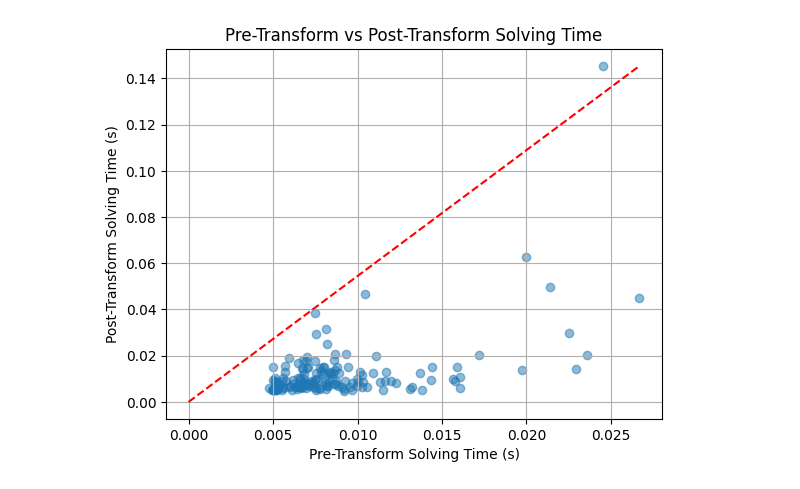
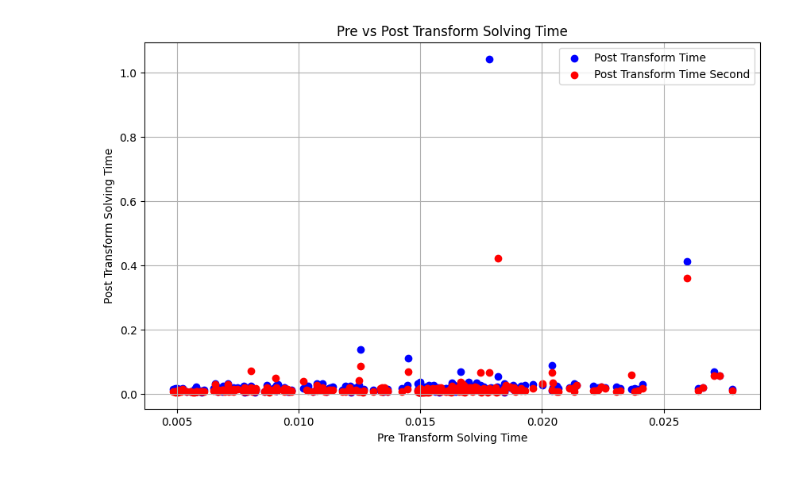
Before and after one commit to toooadi/AST_SMT_project, a Jupyter notebook: data_exploration.ipynb, the cells around one changed output. Cells and saved outputs as stored; diff of their text form; code cells hidden in the pictures.

```diff
--- a/data_exploration.ipynb
+++ b/data_exploration.ipynb
@@ -80,10 +4,0 @@ plt.show()
-# %%
-plt.scatter(df['Pre_Transform_Solving_Time'], df['Post_Transform_Solving_Time'], alpha=0.5)
-plt.plot([0, df['Pre_Transform_Solving_Time'].max()], [0, df['Post_Transform_Solving_Time'].max()], 'r--')  # Identity line
-plt.title('Pre-Transform vs Post-Transform Solving Time')
-plt.xlabel('Pre-Transform Solving Time (s)')
-plt.ylabel('Post-Transform Solving Time (s)')
-plt.grid(True)
-plt.show()
-# %% [output]
-[figure, removed]
@@ -90 +51,16 @@ plt.show()
+# %%
+plt.figure(figsize=(10, 6))
+
+# Scatter plot for Pre vs Post Transform Solving Time
+plt.scatter(merged_df['Pre_Transform_Solving_Time'], merged_df['Post_Transform_Solving_Time'], color='blue', label='Post Transform Time')
+plt.scatter(merged_df['Pre_Transform_Solving_Time'], merged_df['Post_Transform_Solving_Time_second'], color='red', label='Post Transform Time Second')
+
+plt.xlabel('Pre Transform Solving Time')
+plt.ylabel('Post Transform Solving Time')
+plt.title('Pre vs Post Transform Solving Time')
+plt.legend()
+plt.grid(True)
+plt.show()
+# %% [output]
+[figure, added]
 # %%
```
Also changed, not shown: parts of 14 cells of this notebook.
